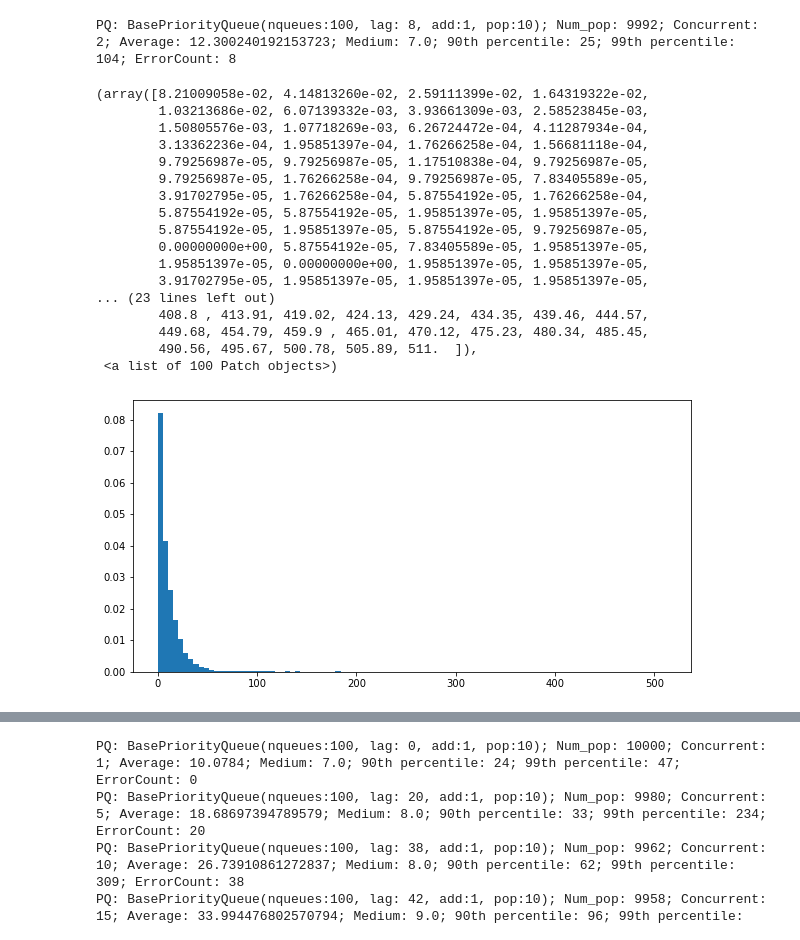
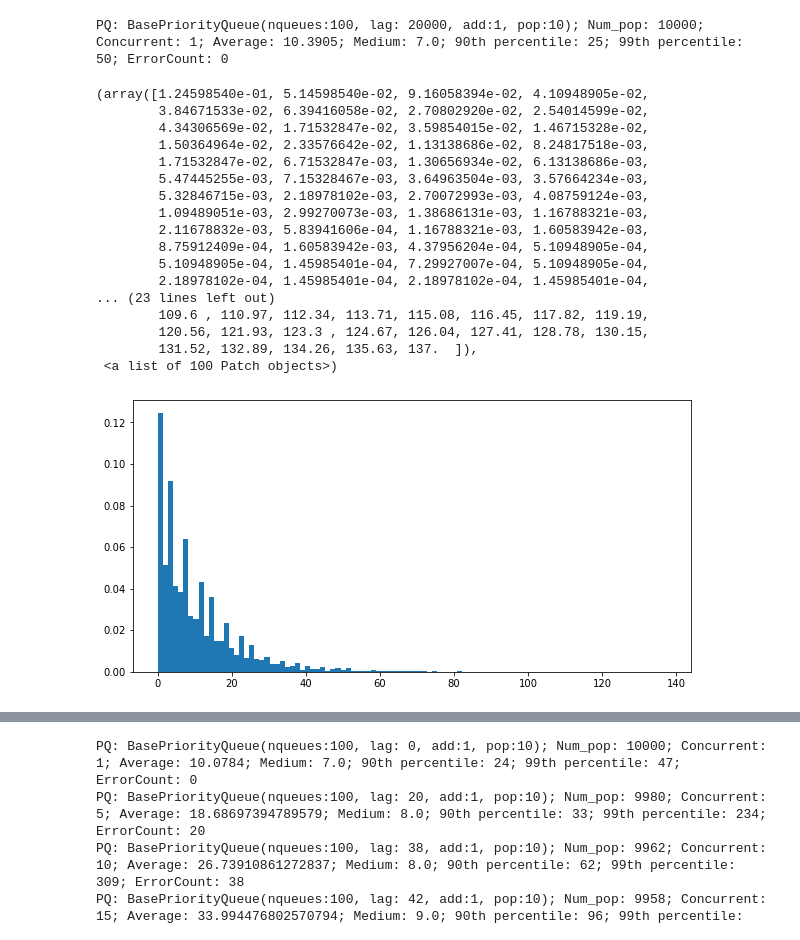
Before and after one commit to bslin/distributed-pq, a Jupyter notebook: simulation/src/simulator_v2.ipynb, the cells around one changed output, grey strips where cells are left out. Drawn from its saved outputs; the diff is of its cells as text; code cells hidden in the pictures.

```diff
--- a/simulation/src/simulator_v2.ipynb
+++ b/simulation/src/simulator_v2.ipynb
@@ -9,38 +6,39 @@ The autoreload extension is already loaded. To reload it, use:
 # %%
-# baseline, one concurrent pop
+# baseline 1 concurrent pop
 import statistics
 import random
-from testrunner_v2 import TestRunnerV2
+from testrunner_v2 import TestRunnerV2, PopPolicy
 from distributed_pq import BasePriorityQueue
 random.seed(5)
 
-initial_item_count = 10000
+initial_item_count = 30000
 num_pops = 10000
-num_concurrent_pops = 2
+num_concurrent_pops = 1
+policy = PopPolicy.BASIC
 
 pq1 = BasePriorityQueue(num_queues=100, num_queues_lb_add=1, num_queues_lb_pop=10)
 
-out1, err1 = TestRunnerV2(queue=pq1, initial_item_count=initial_item_count, num_pops=num_pops, num_concurrent_pops = num_concurrent_pops).run()
+out1, err1 = TestRunnerV2(queue=pq1, initial_item_count=initial_item_count, num_pops=num_pops, num_concurrent_pops = num_concurrent_pops, pop_policy = policy).run()
 
 plt.rcParams['figure.figsize'] = [10, 5]
 plt.hist(out1, 100, density=True)
 # %% [output]
-PQ: BasePriorityQueue(nqueues:100, lag: 8, add:1, pop:10); Num_pop: 9992; Concurrent: 2; Average: 12.300240192153723; Medium: 7.0; 90th percentile: 25; 99th percentile: 104; ErrorCount: 8
+PQ: BasePriorityQueue(nqueues:100, lag: 20000, add:1, pop:10); Num_pop: 10000; Concurrent: 1; Average: 10.3905; Medium: 7.0; 90th percentile: 25; 99th percentile: 50; ErrorCount: 0
-(array([8.21009058e-02, 4.14813260e-02, 2.59111399e-02, 1.64319322e-02,
-        1.03213686e-02, 6.07139332e-03, 3.93661309e-03, 2.58523845e-03,
-        1.50805576e-03, 1.07718269e-03, 6.26724472e-04, 4.11287934e-04,
-        3.13362236e-04, 1.95851397e-04, 1.76266258e-04, 1.56681118e-04,
-        9.79256987e-05, 9.79256987e-05, 1.17510838e-04, 9.79256987e-05,
-        9.79256987e-05, 1.76266258e-04, 9.79256987e-05, 7.83405589e-05,
-        3.91702795e-05, 1.76266258e-04, 5.87554192e-05, 1.76266258e-04,
-        5.87554192e-05, 5.87554192e-05, 1.95851397e-05, 1.95851397e-05,
-        5.87554192e-05, 1.95851397e-05, 5.87554192e-05, 9.79256987e-05,
-        0.00000000e+00, 5.87554192e-05, 7.83405589e-05, 1.95851397e-05,
-        1.95851397e-05, 0.00000000e+00, 1.95851397e-05, 1.95851397e-05,
-        3.91702795e-05, 1.95851397e-05, 1.95851397e-05, 1.95851397e-05,
+(array([1.24598540e-01, 5.14598540e-02, 9.16058394e-02, 4.10948905e-02,
+        3.84671533e-02, 6.39416058e-02, 2.70802920e-02, 2.54014599e-02,
+        4.34306569e-02, 1.71532847e-02, 3.59854015e-02, 1.46715328e-02,
+        1.50364964e-02, 2.33576642e-02, 1.13138686e-02, 8.24817518e-03,
+        1.71532847e-02, 6.71532847e-03, 1.30656934e-02, 6.13138686e-03,
+        5.47445255e-03, 7.15328467e-03, 3.64963504e-03, 3.57664234e-03,
+        5.32846715e-03, 2.18978102e-03, 2.70072993e-03, 4.08759124e-03,
+        1.09489051e-03, 2.99270073e-03, 1.38686131e-03, 1.16788321e-03,
+        2.11678832e-03, 5.83941606e-04, 1.16788321e-03, 1.60583942e-03,
+        8.75912409e-04, 1.60583942e-03, 4.37956204e-04, 5.10948905e-04,
+        5.10948905e-04, 1.45985401e-04, 7.29927007e-04, 5.10948905e-04,
+        2.18978102e-04, 1.45985401e-04, 2.18978102e-04, 1.45985401e-04,
 ... (23 lines left out)
-        408.8 , 413.91, 419.02, 424.13, 429.24, 434.35, 439.46, 444.57,
-        449.68, 454.79, 459.9 , 465.01, 470.12, 475.23, 480.34, 485.45,
-        490.56, 495.67, 500.78, 505.89, 511.  ]),
+        109.6 , 110.97, 112.34, 113.71, 115.08, 116.45, 117.82, 119.19,
+        120.56, 121.93, 123.3 , 124.67, 126.04, 127.41, 128.78, 130.15,
+        131.52, 132.89, 134.26, 135.63, 137.  ]),
  <a list of 100 Patch objects>)
-[figure, old version]
+[figure, new version]
```
Also changed, not shown: parts of 6 cells of this notebook.
